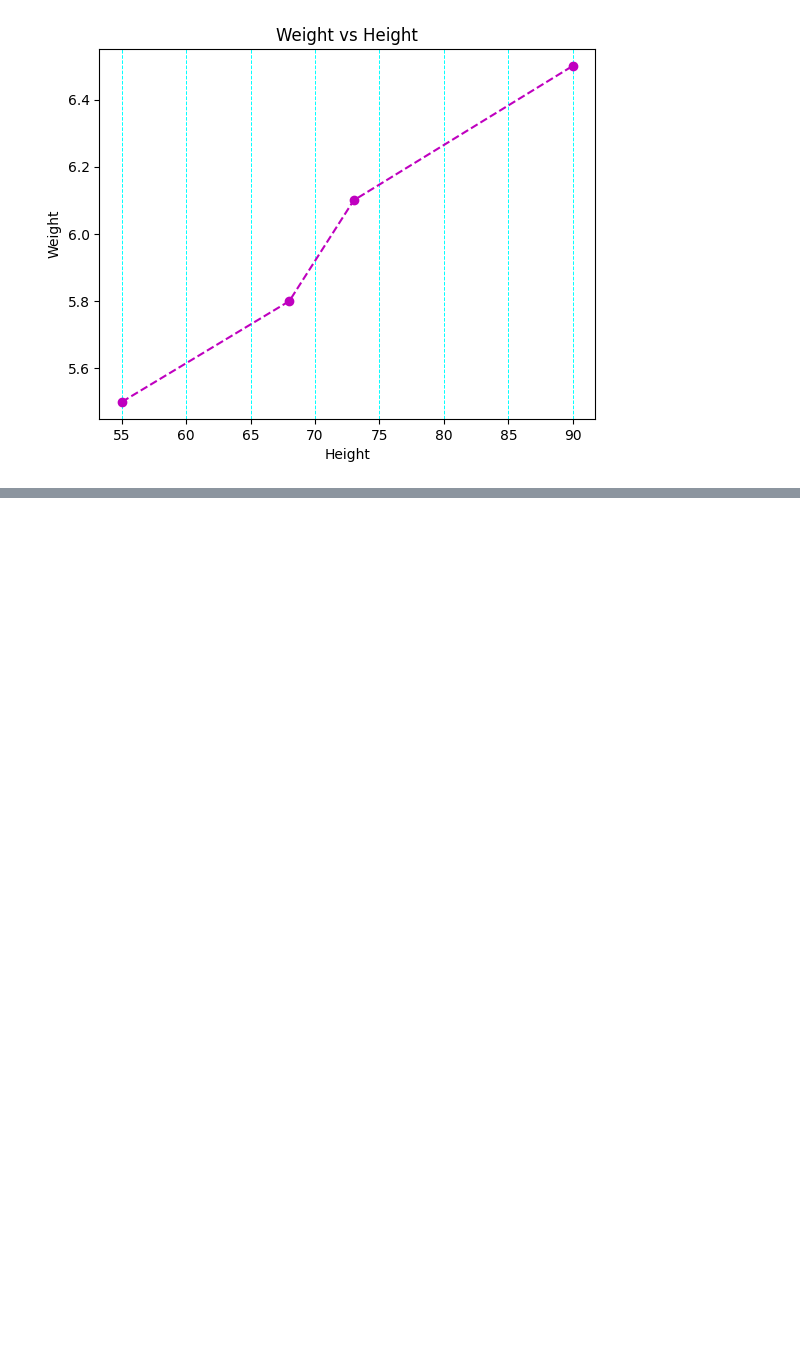
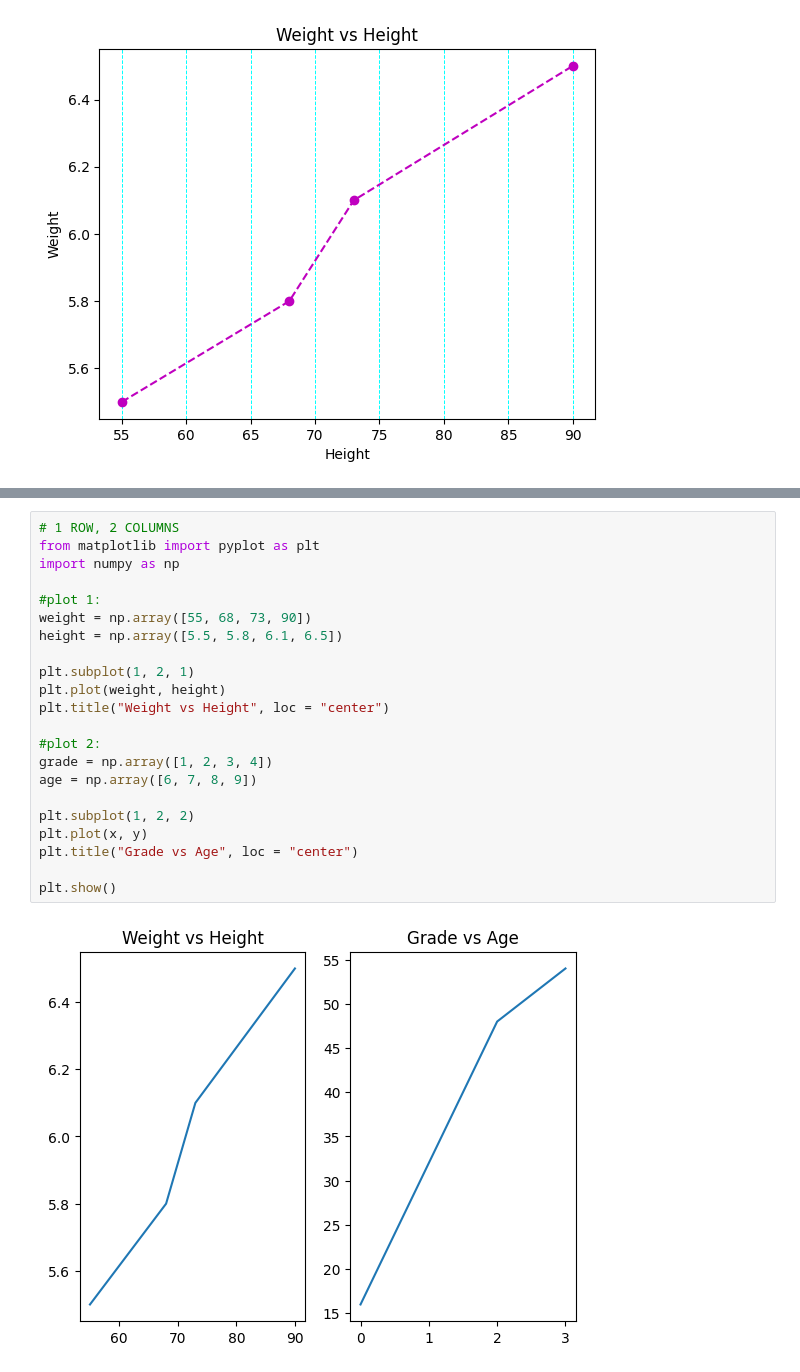
Before and after one commit to NatashaMoses/ML_Python_Libraries, a Jupyter notebook: matplotlib/matplotlib.ipynb, the cells around one changed output, grey strips where cells are left out. Cells and saved outputs as stored; diff of their text form; blank space fills up the shorter version.

Commit message:
finish subplot

```diff
--- a/matplotlib/matplotlib.ipynb
+++ b/matplotlib/matplotlib.ipynb
@@ -251,0 +263,24 @@ plt.show()
+# %%
+# 1 ROW, 2 COLUMNS
+from matplotlib import pyplot as plt
+import numpy as np
+
+#plot 1:
+weight = np.array([55, 68, 73, 90])
+height = np.array([5.5, 5.8, 6.1, 6.5])
+
+plt.subplot(1, 2, 1)
+plt.plot(weight, height)
+plt.title("Weight vs Height", loc = "center")
+
+#plot 2:
+grade = np.array([1, 2, 3, 4])
+age = np.array([6, 7, 8, 9])
+
+plt.subplot(1, 2, 2)
+plt.plot(x, y)
+plt.title("Grade vs Age", loc = "center")
+
+plt.show()
+# %% [output]
+[figure, added]
```
Also changed, not shown: parts of 3 cells of this notebook.
